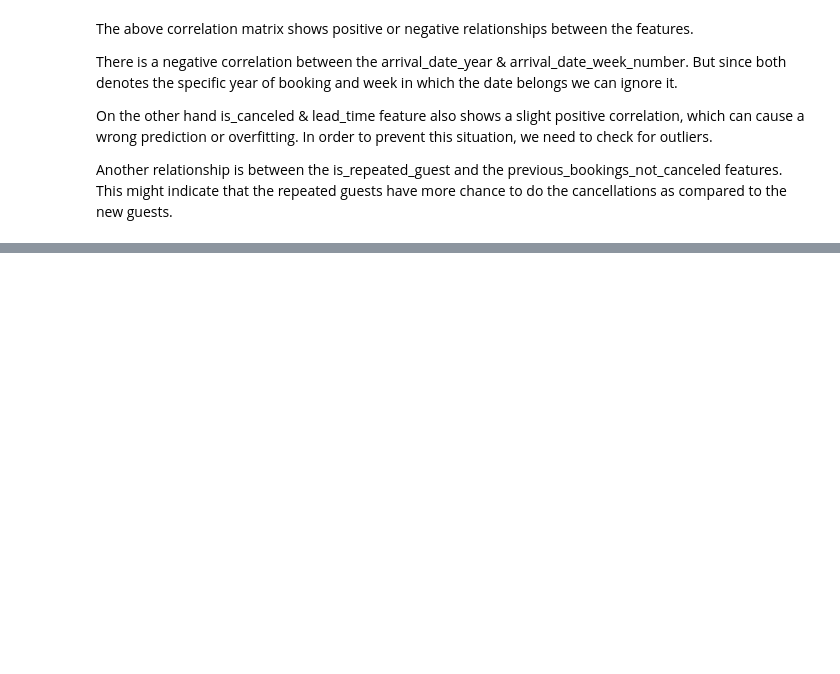
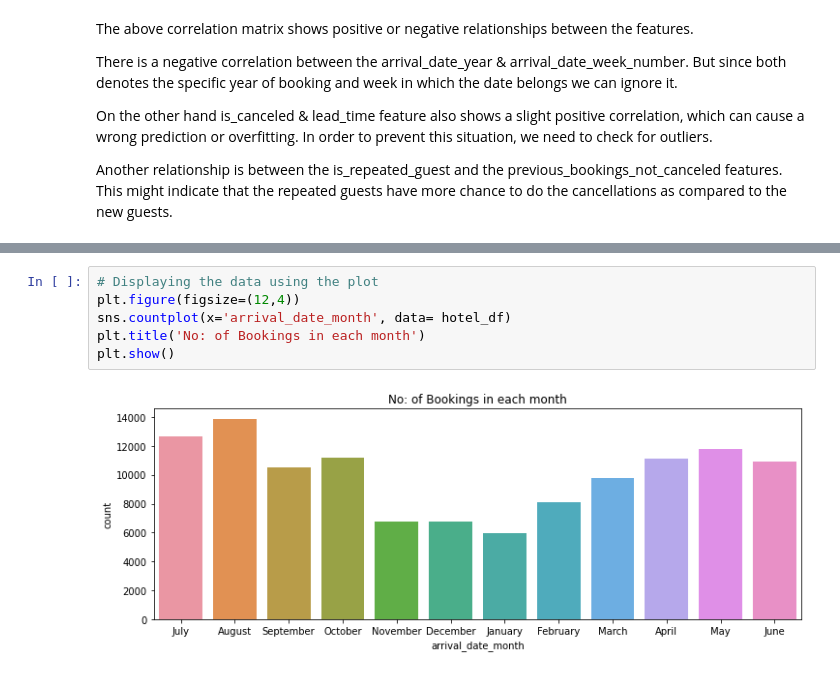
Before and after one commit to MARYSALOMY/HOTEL-BOOKING-ANALYSIS, a Jupyter notebook: Hotel_Booking_Analysis_Mary_Salomy_Alex_Capstone_Project.ipynb, the cells around one changed output, grey strips where cells are left out. Drawn from its saved outputs; the diff is of its cells as text; blank space fills up the shorter version.

```diff
--- a/Hotel_Booking_Analysis_Mary_Salomy_Alex_Capstone_Project.ipynb
+++ b/Hotel_Booking_Analysis_Mary_Salomy_Alex_Capstone_Project.ipynb
@@ -363,0 +423,8 @@ Another relationship is between the is_repeated_guest and the previous_bookings_
+# %%
+# Displaying the data using the plot
+plt.figure(figsize=(12,4))
+sns.countplot(x='arrival_date_month', data= hotel_df)
+plt.title('No: of Bookings in each month')
+plt.show()
+# %% [output]
+[figure, added]
```
Also changed, not shown: parts of 37 cells of this notebook.
